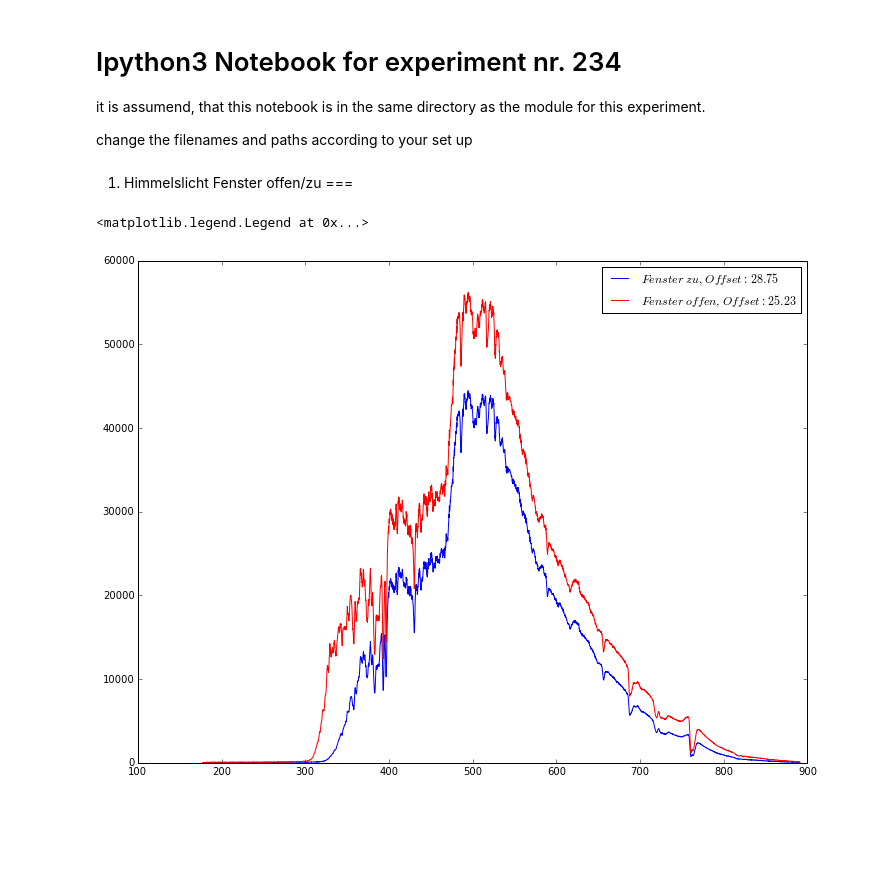
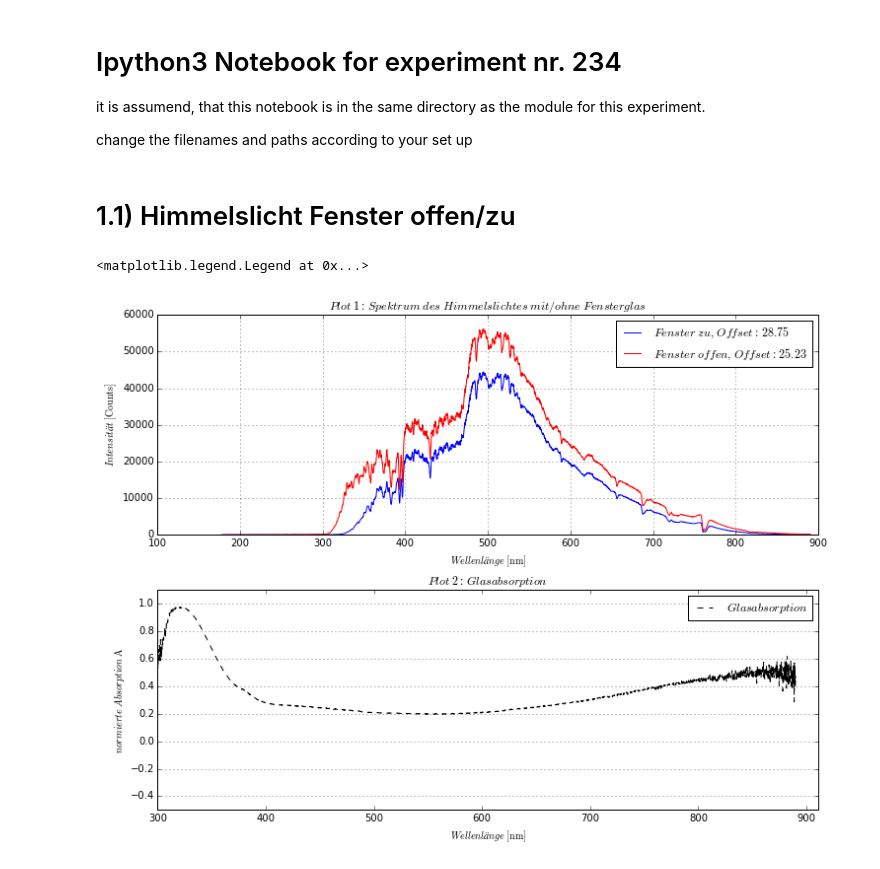
Before and after one commit to krauthex/AP2.1, a Jupyter notebook: v234/v234.ipynb, the cells around one changed output. Saved outputs shown, nothing was run; the diff lists cells and outputs as text; code cells hidden in the pictures; blank space fills up the shorter version.

Commit message:
added the plots for the spectra, with labels and everything!

```diff
--- a/v234/v234.ipynb
+++ b/v234/v234.ipynb
@@ -19,33 +19,51 @@ import uncertainties.unumpy as unp
 from scipy.optimize import curve_fit
 #from scipy.stats import chi2
 # %% [markdown]
-1) Himmelslicht Fenster offen/zu
+1.1) Himmelslicht Fenster offen/zu
 ===
 # %%
 ## loading data
 # fenster zu
 fz_lamb, fz_int = np.genfromtxt('.data/fensterzu.txt', skiprows=17, unpack=True, dtype='str') ## comma decimal points instead of dots
 fz_lamb = [float(i.replace(',','.')) for i in fz_lamb]
 fz_int = [float(i.replace(',','.')) for i in fz_int]
 #fenster offen
 fo_lamb, fo_int = np.genfromtxt('.data/fensteroffen.txt', skiprows=17, unpack=True, dtype='str') ## comma decimal points instead of dots
 fo_lamb = [float(i.replace(',','.')) for i in fo_lamb]
 fo_int = [float(i.replace(',','.')) for i in fo_int]
 
 ## offset; adding an offset, so that no value is <0
 #fenster zu
 offsetz = np.abs(np.min(fz_int))
 fz_int = fz_int + offsetz
 #fenster offen
 offseto = np.abs(np.min(fo_int))
 fo_int = fo_int + offseto
 
+## Glasabsorption
+A = 1. - np.array(fz_int)/np.array(fo_int)
+
 ##plotting
 fig = plt.figure(figsize=(12,9))
-ax = fig.add_subplot(111)
+fig.subplots_adjust(hspace=.25)
+ax = fig.add_subplot(211)
 ax.plot(fz_lamb, fz_int, 'b-', label='$Fenster\ zu,\ Offset:\ ' + str(offsetz) + '$')
 ax.plot(fo_lamb, fo_int, 'r-', label='$Fenster\ offen,\ Offset:\ ' + str(offseto) + '$')
+ax.set_xlabel('$Wellenlänge\ \mathrm{[nm]}$')
+ax.set_ylabel('$Intensität\ \mathrm{[Counts]}$')
+ax.set_title('$Plot\ 1:\ Spektrum\ des\ Himmelslichtes\ mit/ohne\ Fensterglas$')
+ax.grid(axis='both')
 ax.legend(loc=0)
+
+ax = fig.add_subplot(212)
+ax.plot(fo_lamb, A/np.max(A), 'k--', label='$Glasabsorption$')
+ax.set_xlim(300, max(fo_lamb)+20)
+ax.set_ylim(-0.5, 1.1)
+ax.set_xlabel('$Wellenlänge\ \mathrm{[nm]}$')
+ax.set_ylabel('$normierte\ Absorption\ \mathrm{A}$')
+ax.set_title('$Plot\ 2:\ Glasabsorption$')
+ax.grid(axis='y')
+ax.legend(loc=0)
 # %% [output]
 <matplotlib.legend.Legend at 0x...>
-[figure, old version]
+[figure, new version]
```
Also changed, not shown: parts of 11 cells of this notebook.
